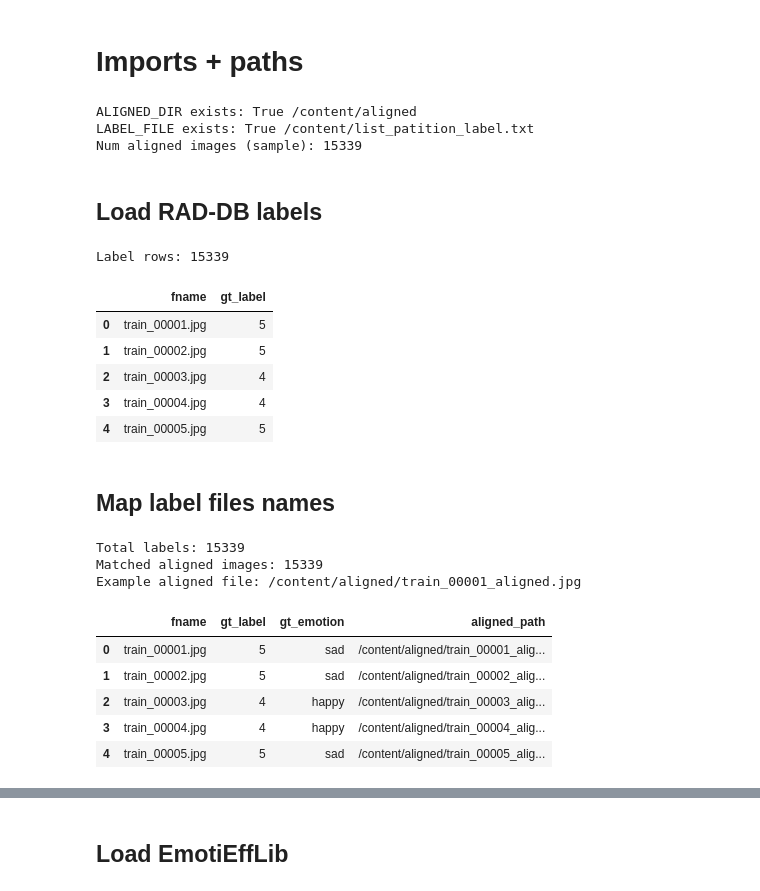
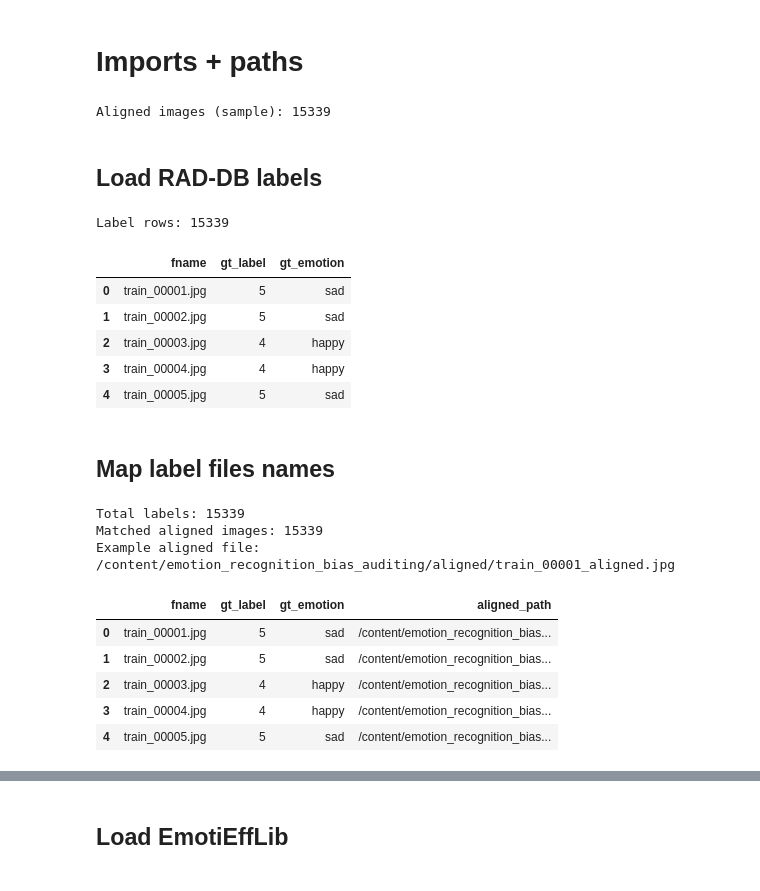
Before and after one commit to hassen8/emotion_recognition_bias_auditing, a Jupyter notebook: notebooks/EmotiEffLib_GRAD_CAM.ipynb, the cells around one changed output, grey strips where cells are left out. Drawn from its saved outputs; the diff is of its cells as text; code cells hidden in the pictures.

```diff
--- a/notebooks/EmotiEffLib_GRAD_CAM.ipynb
+++ b/notebooks/EmotiEffLib_GRAD_CAM.ipynb
@@ -80,63 +64,60 @@ import cv2
 import numpy as np
 import pandas as pd
 import torch
+import torchvision
 import matplotlib.pyplot as plt
 from PIL import Image
 
-ALIGNED_DIR = Path("/content/aligned")
-LABEL_FILE  = Path("/content/list_patition_label.txt")
+ALIGNED_DIR = Path("/content/emotion_recognition_bias_auditing/aligned")
+LABEL_FILE  = Path("/content/emotion_recognition_bias_auditing/list_patition_label.txt")
 
-print("ALIGNED_DIR exists:", ALIGNED_DIR.exists(), ALIGNED_DIR)
-print("LABEL_FILE exists:", LABEL_FILE.exists(), LABEL_FILE)
 print("Aligned images (sample):", len(list(ALIGNED_DIR.glob("*.jpg"))))
 # %% [output]
-ALIGNED_DIR exists: True /content/aligned
-LABEL_FILE exists: True /content/list_patition_label.txt
-Num aligned images (sample): 15339
+Aligned images (sample): 15339
 # %% [markdown]
 ## Load RAD-DB labels
 # %%
+# RAF-DB 7-class mapping
+RAF_7 = {
+    1: "surprise",
+    2: "fear",
+    3: "disgust",
+    4: "happy",
+    5: "sad",
+    6: "angry",
+    7: "neutral",
+}
 def load_raf_labels(label_path: Path) -> pd.DataFrame:
     rows = []
     with open(label_path, "r") as f:
         for line in f:
             line = line.strip()
             if not line:
                 continue
             parts = line.split()
             if len(parts) < 2:
                 continue
-            fname = parts[0]          # e.g., train_00001.jpg
-            lab = int(parts[1])       # 1..7
+            fname = parts[0]
+            lab = int(parts[1])       # 1-7
             rows.append({"fname": fname, "gt_label": lab})
     df = pd.DataFrame(rows)
+    df["gt_emotion"] = df["gt_label"].map(RAF_7)
     return df
 
 df_labels = load_raf_labels(LABEL_FILE)
 print("Label rows:", len(df_labels))
 df_labels.head()
 # %% [output]
 Label rows: 15339
-|  | fname | gt_label |
-| 0 | train_00001.jpg | 5 |
-| 1 | train_00002.jpg | 5 |
-| 2 | train_00003.jpg | 4 |
-| 3 | train_00004.jpg | 4 |
-| 4 | train_00005.jpg | 5 |
+|  | fname | gt_label | gt_emotion |
+| 0 | train_00001.jpg | 5 | sad |
+| 1 | train_00002.jpg | 5 | sad |
+| 2 | train_00003.jpg | 4 | happy |
+| 3 | train_00004.jpg | 4 | happy |
+| 4 | train_00005.jpg | 5 | sad |
 # %% [markdown]
 ## Map label files names
 # %%
-# RAF-DB 7-class mapping
-RAF_7 = {
-    1: "surprise",
-    2: "fear",
-    3: "disgust",
-    4: "happy",
-    5: "sad",
-    6: "angry",
-    7: "neutral",
-}
-
 df_labels["gt_emotion"] = df_labels["gt_label"].map(RAF_7)
 
 def label_to_aligned_path(fname_from_labels: str) -> Path:
@@ -154,10 +135,10 @@ df.head()
 # %% [output]
 Total labels: 15339
 Matched aligned images: 15339
-Example aligned file: /content/aligned/train_00001_aligned.jpg
+Example aligned file: /content/emotion_recognition_bias_auditing/aligned/train_00001_aligned.jpg
 |  | fname | gt_label | gt_emotion | aligned_path |
-| 0 | train_00001.jpg | 5 | sad | /content/aligned/train_00001_alig... |
-| 1 | train_00002.jpg | 5 | sad | /content/aligned/train_00002_alig... |
-| 2 | train_00003.jpg | 4 | happy | /content/aligned/train_00003_alig... |
-| 3 | train_00004.jpg | 4 | happy | /content/aligned/train_00004_alig... |
-| 4 | train_00005.jpg | 5 | sad | /content/aligned/train_00005_alig... |
+| 0 | train_00001.jpg | 5 | sad | /content/emotion_recognition_bias... |
+| 1 | train_00002.jpg | 5 | sad | /content/emotion_recognition_bias... |
+| 2 | train_00003.jpg | 4 | happy | /content/emotion_recognition_bias... |
+| 3 | train_00004.jpg | 4 | happy | /content/emotion_recognition_bias... |
+| 4 | train_00005.jpg | 5 | sad | /content/emotion_recognition_bias... |
```
Also changed, not shown: parts of 22 cells of this notebook.
